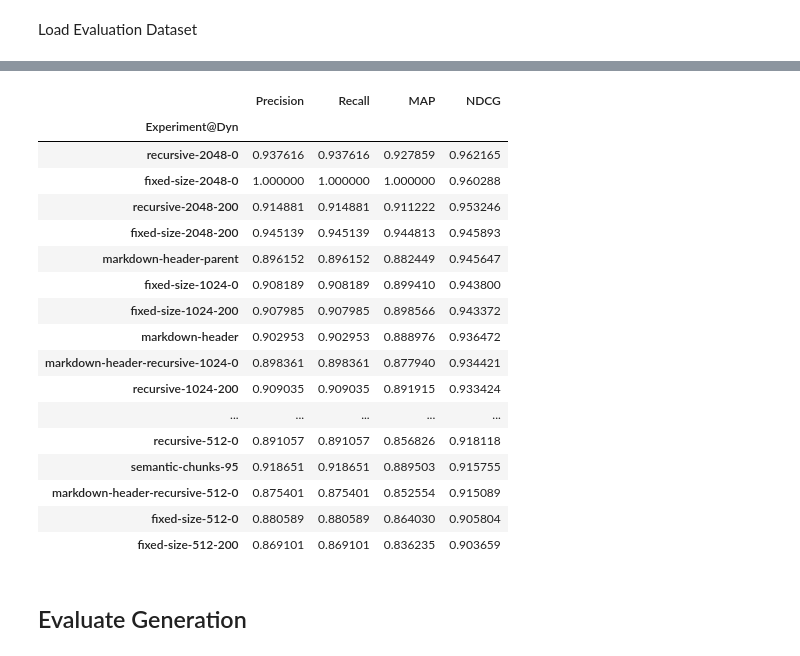
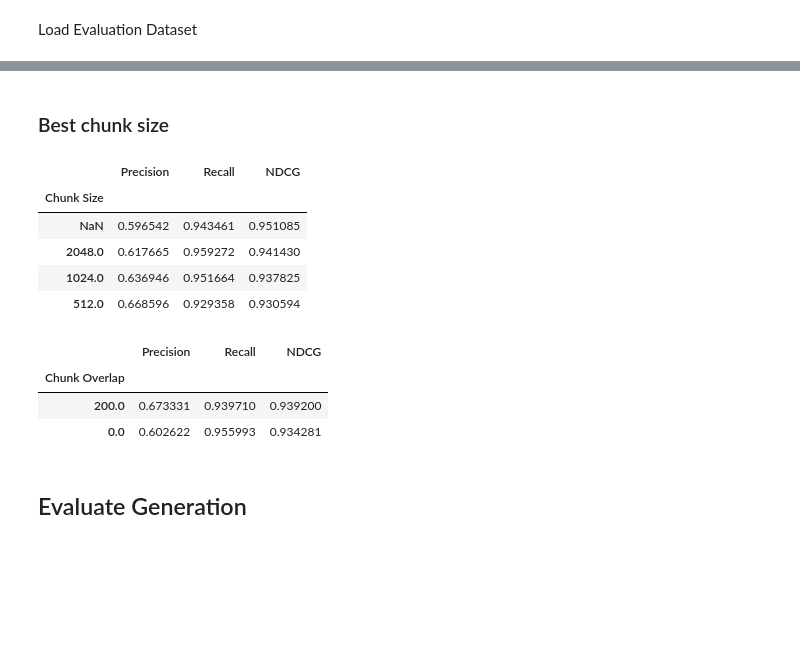
Before and after one commit to Leo310/rag-chunking-evaluation, a Jupyter notebook: my_benchmark.ipynb, the cells around one changed output, grey strips where cells are left out. Cells and saved outputs as stored; diff of their text form; code cells hidden in the pictures; blank space fills up the shorter version.

Commit message:
diff eval approaches and results

```diff
--- a/my_benchmark.ipynb
+++ b/my_benchmark.ipynb
@@ -341,0 +380,9 @@ results.to_csv(f"{data_dir}results/{K or 'Dyn'}-k.csv", index=False)
+# %%
+SEL_APPROACH: EvalApproach = EvalApproach.FIXED_K
+FIXED_K = 20
+TOKEN_LIMIT = 3000
+model_name = "text-embedding-3-small"
+# model_name = "Alibaba-NLP_gte-large-en-v1.5"
+eval_name = f"{SEL_APPROACH}-{FIXED_K}-{model_name}" if SEL_APPROACH == EvalApproach.FIXED_K else ""
+eval_name = f"{SEL_APPROACH}-{model_name}" if SEL_APPROACH == EvalApproach.GROUND_TRUTH_K else eval_name
+eval_name = f"{SEL_APPROACH}-{TOKEN_LIMIT}-{model_name}" if SEL_APPROACH == EvalApproach.TOKEN_LIMIT else eval_name
@@ -342,27 +429,25 @@ results.to_csv(f"{data_dir}results/{K or 'Dyn'}-k.csv", index=False)
+# %% [markdown]
+### Best chunk size
+# %%
+results = pd.read_csv(f"{data_dir}results/{eval_name}.csv")
+results_view = results.drop(columns=[eval_name,"Question Type", "Chunk Overlap", "MAP"]).groupby("Chunk Size", dropna=False).mean().sort_values(by="NDCG", ascending=False)
+results_view
+# %% [output]
+|  | Precision | Recall | NDCG |
+| Chunk Size |  |  |  |
+| NaN | 0.596542 | 0.943461 | 0.951085 |
+| 2048.0 | 0.617665 | 0.959272 | 0.941430 |
+| 1024.0 | 0.636946 | 0.951664 | 0.937825 |
+| 512.0 | 0.668596 | 0.929358 | 0.930594 |
 # %%
-K = None
-results = pd.read_csv(f"{data_dir}results/{K or 'Dyn'}-k.csv")
-results_view = results.drop(columns=["Question Type"]).groupby(f"Experiment@{K or 'Dyn'}").mean().sort_values(by="NDCG", ascending=False)
+results = pd.read_csv(f"{data_dir}results/{eval_name}.csv")
+results_view = results.drop(columns=[eval_name,"Question Type", "Chunk Size", "MAP"]).groupby("Chunk Overlap").mean().sort_values(by="NDCG", ascending=False)
 results_view
 # %% [output]
-|  | Precision | Recall | MAP | NDCG |
-| Experiment@Dyn |  |  |  |  |
-| recursive-2048-0 | 0.937616 | 0.937616 | 0.927859 | 0.962165 |
-| fixed-size-2048-0 | 1.000000 | 1.000000 | 1.000000 | 0.960288 |
-| recursive-2048-200 | 0.914881 | 0.914881 | 0.911222 | 0.953246 |
-| fixed-size-2048-200 | 0.945139 | 0.945139 | 0.944813 | 0.945893 |
-| markdown-header-parent | 0.896152 | 0.896152 | 0.882449 | 0.945647 |
-| fixed-size-1024-0 | 0.908189 | 0.908189 | 0.899410 | 0.943800 |
-| fixed-size-1024-200 | 0.907985 | 0.907985 | 0.898566 | 0.943372 |
-| markdown-header | 0.902953 | 0.902953 | 0.888976 | 0.936472 |
-| markdown-header-recursive-1024-0 | 0.898361 | 0.898361 | 0.877940 | 0.934421 |
-| recursive-1024-200 | 0.909035 | 0.909035 | 0.891915 | 0.933424 |
-| ... | ... | ... | ... | ... |
-| recursive-512-0 | 0.891057 | 0.891057 | 0.856826 | 0.918118 |
-| semantic-chunks-95 | 0.918651 | 0.918651 | 0.889503 | 0.915755 |
-| markdown-header-recursive-512-0 | 0.875401 | 0.875401 | 0.852554 | 0.915089 |
-| fixed-size-512-0 | 0.880589 | 0.880589 | 0.864030 | 0.905804 |
-| fixed-size-512-200 | 0.869101 | 0.869101 | 0.836235 | 0.903659 |
+|  | Precision | Recall | NDCG |
+| Chunk Overlap |  |  |  |
+| 200.0 | 0.673331 | 0.939710 | 0.939200 |
+| 0.0 | 0.602622 | 0.955993 | 0.934281 |
 # %% [markdown]
 ## Evaluate Generation
 # %%
```
Also changed, not shown: parts of 9 cells of this notebook, 7 other files.
